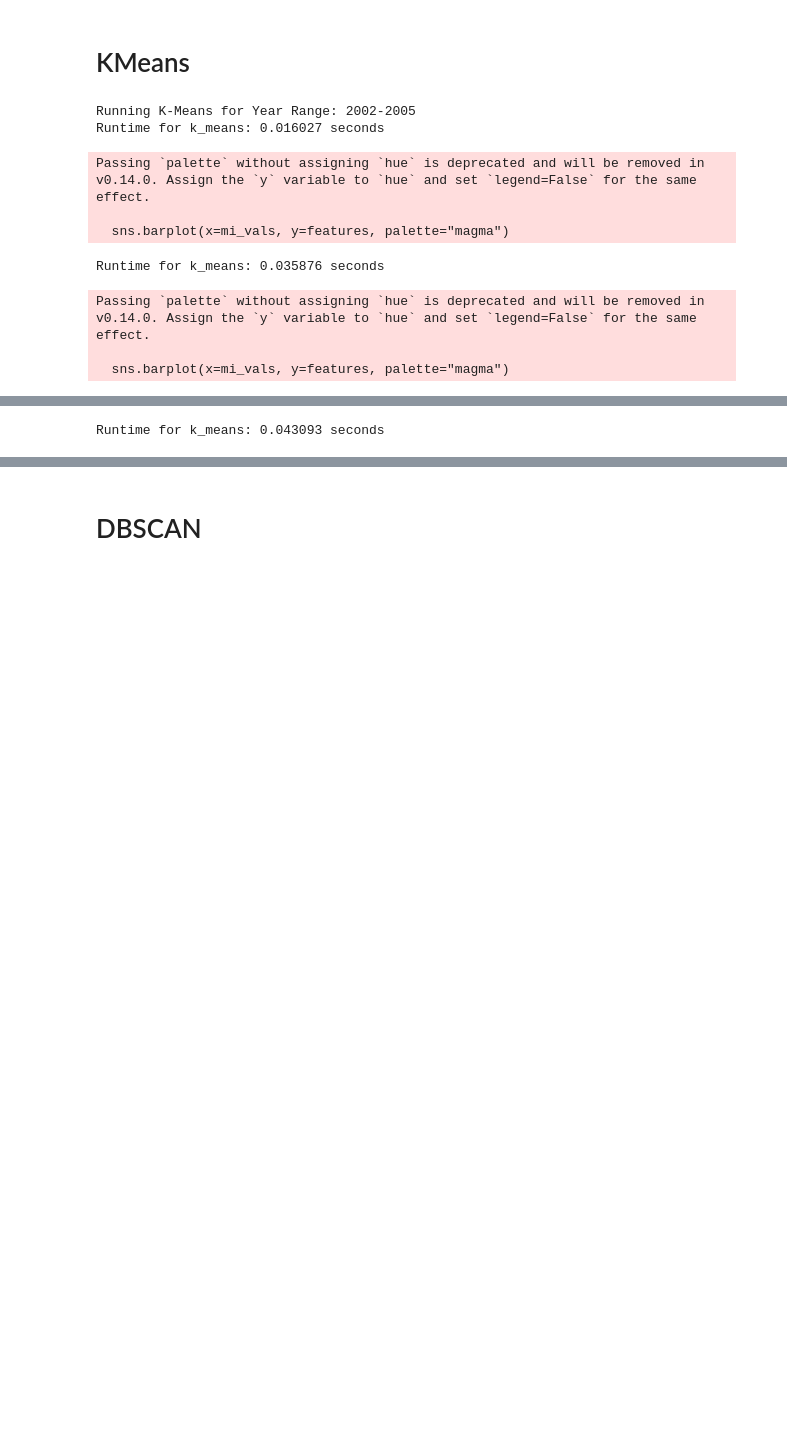
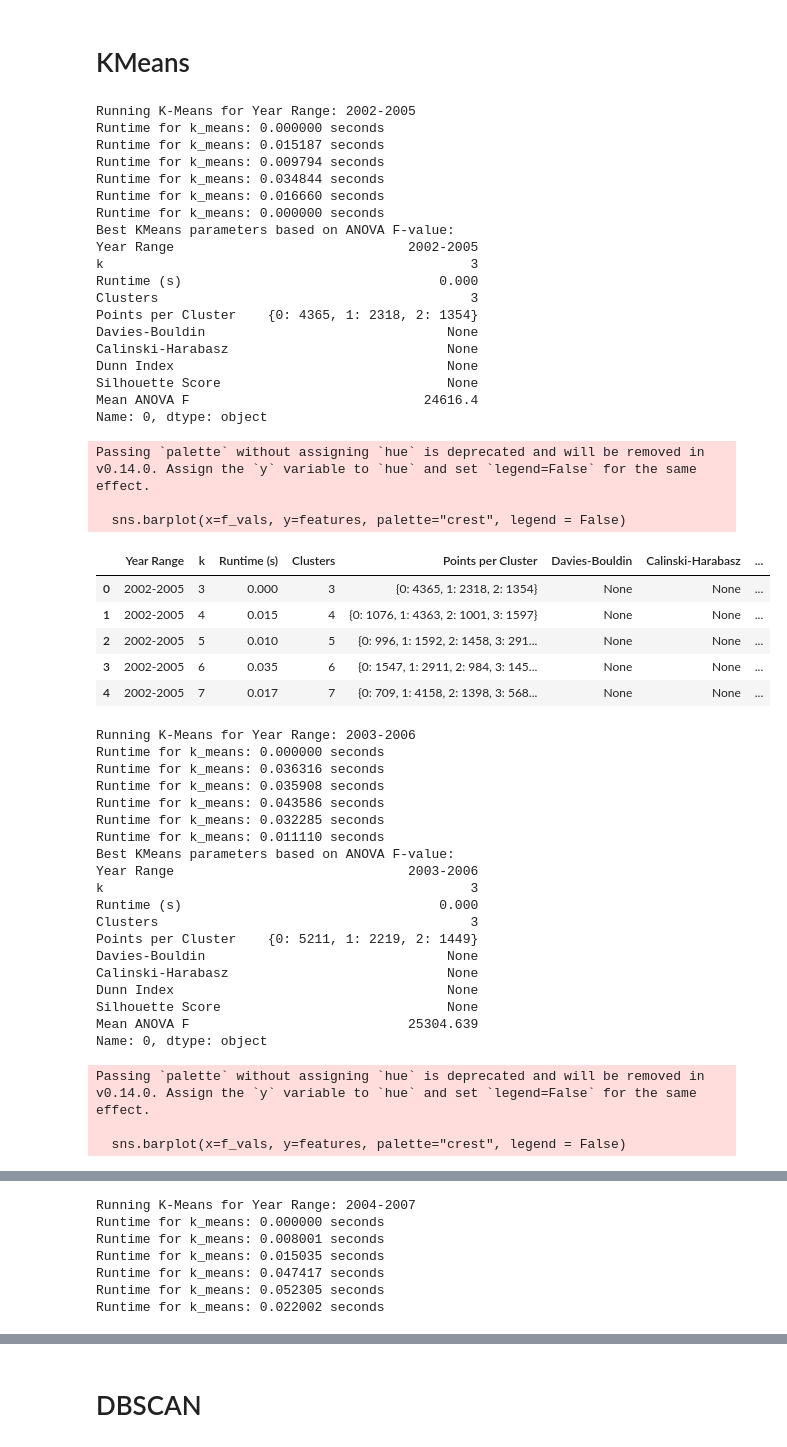
Before and after one commit to FiPf/AIUB-Backup, a Jupyter notebook: clustering/main_with_5d.ipynb, the cells around one changed output, grey strips where cells are left out. Cells and saved outputs as stored; diff of their text form; code cells hidden in the pictures; blank space fills up the shorter version.

```diff
--- a/clustering/main_with_5d.ipynb
+++ b/clustering/main_with_5d.ipynb
@@ -104,37 +104,78 @@ for cluster_data, year_range in binned_data:
     # Re-run clustering with best parameters to get labels
     best_result, _, _, _, _ = run_clustering(
         k_means, f"K-means (k={best_k})", normalized_data, data_min, data_max, int(best_k), init='kmeans++'
     )
     best_labels = best_result.labels
 
     # Plot pairplot colored by cluster labels and save to plot_dir
     df_plot = pd.DataFrame(data_array, columns=feature_names)
     df_plot['cluster'] = best_labels.astype(str)  # cluster labels as strings for hue
 
-    pairplot = sns.pairplot(df_plot, hue='cluster', diag_kind='kde', plot_kws={'alpha': 0.6, 's': 40})
+    pairplot = sns.pairplot(df_plot, hue='cluster', diag_kind='kde', plot_kws={'alpha': 0.6, 's': 8})
     pairplot.fig.suptitle(f"K-Means Clusters for Year Range {year_range}", y=1.02)
     pairplot.savefig(os.path.join(plot_dir, f"pairplot_{year_range}_k{best_k}.png"))
     plt.close(pairplot.fig)
 
     # Plot ANOVA F-values only for best result
     high_dim_analysis.plot_anova_f_values(
         cluster_data,
         best_labels,
         output_folder=plot_dir,
         filename=f"anova_best_{year_range}_k{best_k}.png",
         title=f"ANOVA F-values (Best KMeans Parameters), k = {int(best_k)}"
     )
     print("Best KMeans parameters based on ANOVA F-value:")
     print(best_params)
 
     display(df)
 # %% [output]
 Running K-Means for Year Range: 2002-2005
-Runtime for k_means: 0.016027 seconds
+Runtime for k_means: 0.000000 seconds
+Runtime for k_means: 0.015187 seconds
+Runtime for k_means: 0.009794 seconds
+Runtime for k_means: 0.034844 seconds
+Runtime for k_means: 0.016660 seconds
+Runtime for k_means: 0.000000 seconds
+Best KMeans parameters based on ANOVA F-value:
+Year Range                              2002-2005
+k                                               3
+Runtime (s)                                 0.000
+Clusters                                        3
+Points per Cluster    {0: 4365, 1: 2318, 2: 1354}
+Davies-Bouldin                               None
+Calinski-Harabasz                            None
+Dunn Index                                   None
+Silhouette Score                             None
+Mean ANOVA F                              24616.4
+Name: 0, dtype: object
 Passing `palette` without assigning `hue` is deprecated and will be removed in v0.14.0. Assign the `y` variable to `hue` and set `legend=False` for the same effect.
 
-  sns.barplot(x=mi_vals, y=features, palette="magma")
+  sns.barplot(x=f_vals, y=features, palette="crest", legend = False)
+|  | Year Range | k | Runtime (s) | Clusters | Points per Cluster | Davies-Bouldin | Calinski-Harabasz | ... |
+| 0 | 2002-2005 | 3 | 0.000 | 3 | {0: 4365, 1: 2318, 2: 1354} | None | None | ... |
+| 1 | 2002-2005 | 4 | 0.015 | 4 | {0: 1076, 1: 4363, 2: 1001, 3: 1597} | None | None | ... |
+| 2 | 2002-2005 | 5 | 0.010 | 5 | {0: 996, 1: 1592, 2: 1458, 3: 291... | None | None | ... |
+| 3 | 2002-2005 | 6 | 0.035 | 6 | {0: 1547, 1: 2911, 2: 984, 3: 145... | None | None | ... |
+| 4 | 2002-2005 | 7 | 0.017 | 7 | {0: 709, 1: 4158, 2: 1398, 3: 568... | None | None | ... |
-Runtime for k_means: 0.035876 seconds
+Running K-Means for Year Range: 2003-2006
+Runtime for k_means: 0.000000 seconds
+Runtime for k_means: 0.036316 seconds
+Runtime for k_means: 0.035908 seconds
+Runtime for k_means: 0.043586 seconds
+Runtime for k_means: 0.032285 seconds
+Runtime for k_means: 0.011110 seconds
+Best KMeans parameters based on ANOVA F-value:
+Year Range                              2003-2006
+k                                               3
+Runtime (s)                                 0.000
+Clusters                                        3
+Points per Cluster    {0: 5211, 1: 2219, 2: 1449}
+Davies-Bouldin                               None
+Calinski-Harabasz                            None
+Dunn Index                                   None
+Silhouette Score                             None
+Mean ANOVA F                            25304.639
+Name: 0, dtype: object
 Passing `palette` without assigning `hue` is deprecated and will be removed in v0.14.0. Assign the `y` variable to `hue` and set `legend=False` for the same effect.
 
-  sns.barplot(x=mi_vals, y=features, palette="magma")
+  sns.barplot(x=f_vals, y=features, palette="crest", legend = False)
@@ -141,3 +188,9 @@ Passing `palette` without assigning `hue` is deprecated and will be removed in v
-Runtime for k_means: 0.043093 seconds
+Running K-Means for Year Range: 2004-2007
+Runtime for k_means: 0.000000 seconds
+Runtime for k_means: 0.008001 seconds
+Runtime for k_means: 0.015035 seconds
+Runtime for k_means: 0.047417 seconds
+Runtime for k_means: 0.052305 seconds
+Runtime for k_means: 0.022002 seconds
 Passing `palette` without assigning `hue` is deprecated and will be removed in v0.14.0. Assign the `y` variable to `hue` and set `legend=False` for the same effect.
 
```
Also changed, not shown: parts of 2 cells of this notebook, 4 other files.
